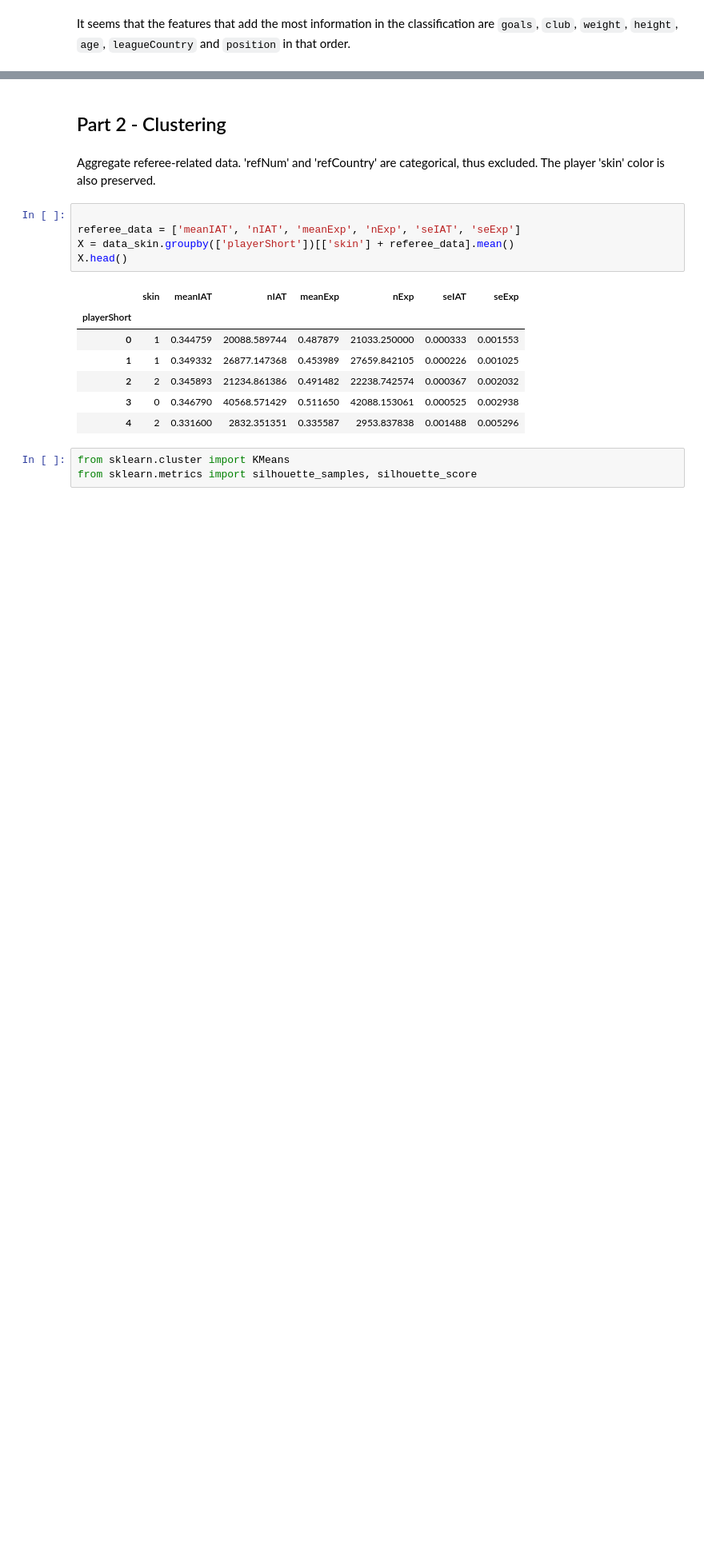
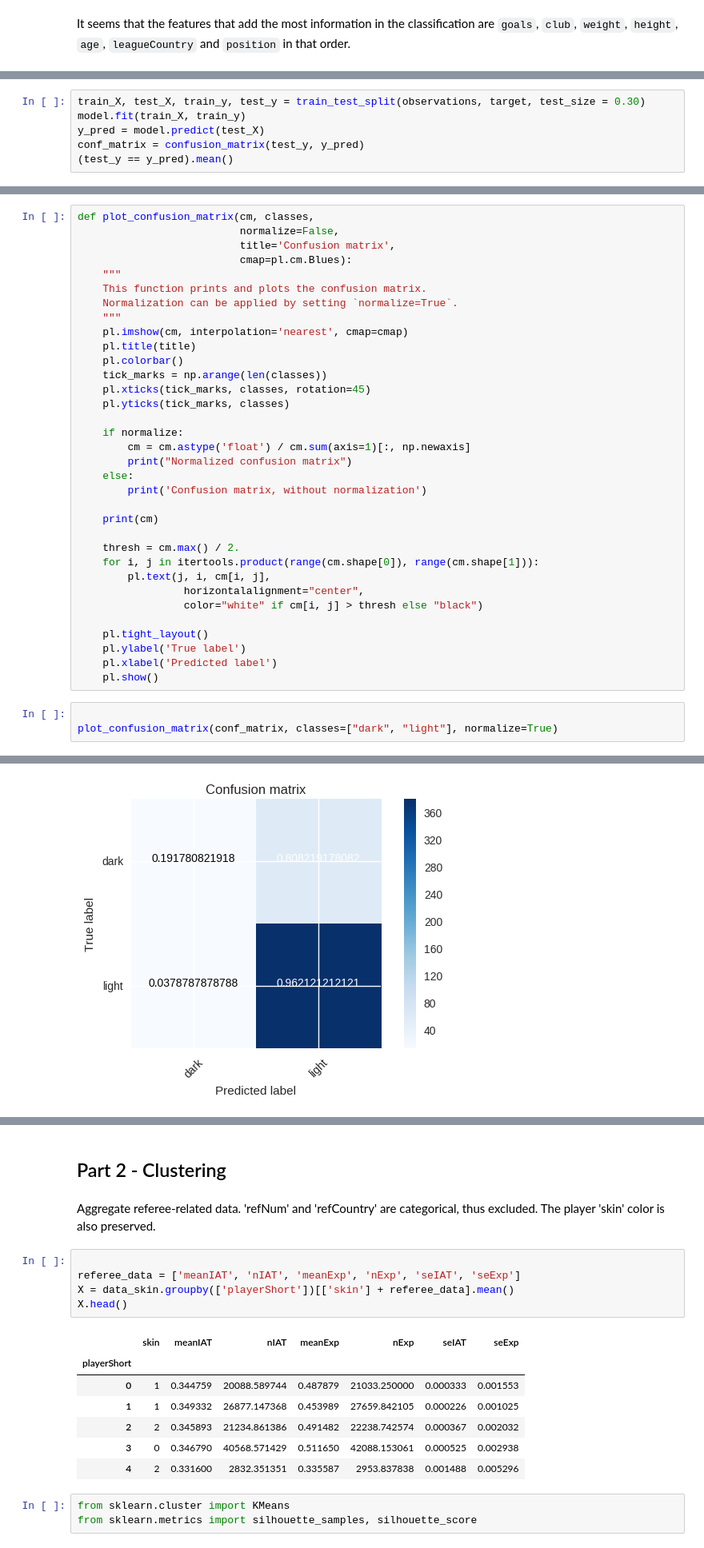
Before and after one commit to mukel/Homework, a Jupyter notebook: 04 - Applied ML/Hw4-AppliedML.ipynb, the cells around one changed output, grey strips where cells are left out. Shown: that part at 80% size. Saved outputs shown, nothing was run; the diff lists cells and outputs as text; blank space fills up the shorter version.

Commit message:
Add confusion matrix + fix skin color nit

```diff
--- a/04 - Applied ML/Hw4-AppliedML.ipynb
+++ b/04 - Applied ML/Hw4-AppliedML.ipynb
@@ -439,0 +446,6 @@ It seems that the features that add the most information in the classification a
+# %%
+train_X, test_X, train_y, test_y = train_test_split(observations, target, test_size = 0.30)
+model.fit(train_X, train_y)
+y_pred = model.predict(test_X)
+conf_matrix = confusion_matrix(test_y, y_pred)
+(test_y == y_pred).mean()
@@ -439,0 +456,38 @@ It seems that the features that add the most information in the classification a
+# %%
+def plot_confusion_matrix(cm, classes,
+                          normalize=False,
+                          title='Confusion matrix',
+                          cmap=pl.cm.Blues):
+    """
+    This function prints and plots the confusion matrix.
+    Normalization can be applied by setting `normalize=True`.
+    """
+    pl.imshow(cm, interpolation='nearest', cmap=cmap)
+    pl.title(title)
+    pl.colorbar()
+    tick_marks = np.arange(len(classes))
+    pl.xticks(tick_marks, classes, rotation=45)
+    pl.yticks(tick_marks, classes)
+
+    if normalize:
+        cm = cm.astype('float') / cm.sum(axis=1)[:, np.newaxis]
+        print("Normalized confusion matrix")
+    else:
+        print('Confusion matrix, without normalization')
+
+    print(cm)
+
+    thresh = cm.max() / 2.
+    for i, j in itertools.product(range(cm.shape[0]), range(cm.shape[1])):
+        pl.text(j, i, cm[i, j],
+                 horizontalalignment="center",
+                 color="white" if cm[i, j] > thresh else "black")
+
+    pl.tight_layout()
+    pl.ylabel('True label')
+    pl.xlabel('Predicted label')
+    pl.show()
+# %%
+
+plot_confusion_matrix(conf_matrix, classes=["dark", "light"], normalize=True)
+# %% [output]
@@ -439,0 +497 @@ It seems that the features that add the most information in the classification a
+[figure, added]
```
Also changed, not shown: parts of 15 cells of this notebook.
